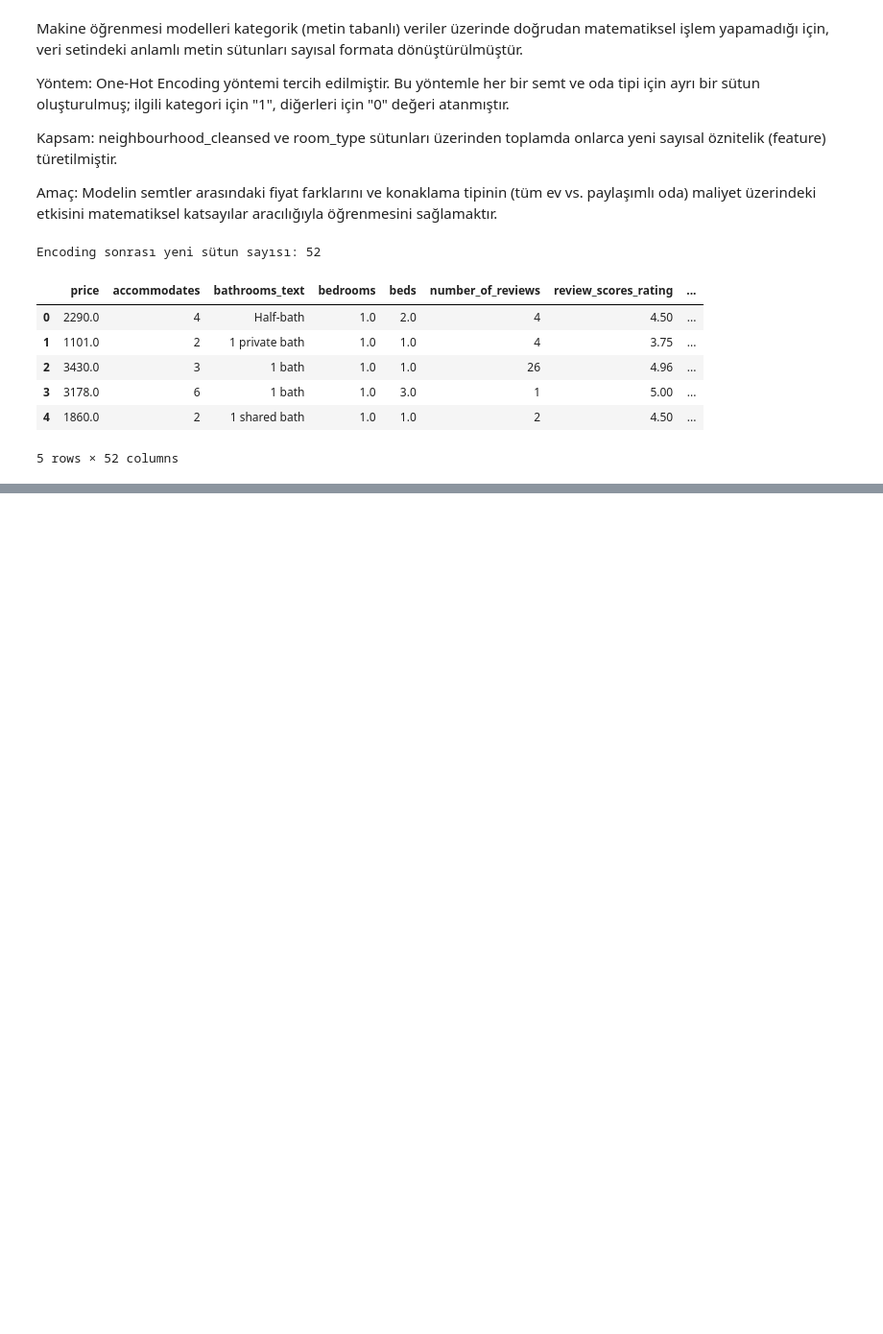
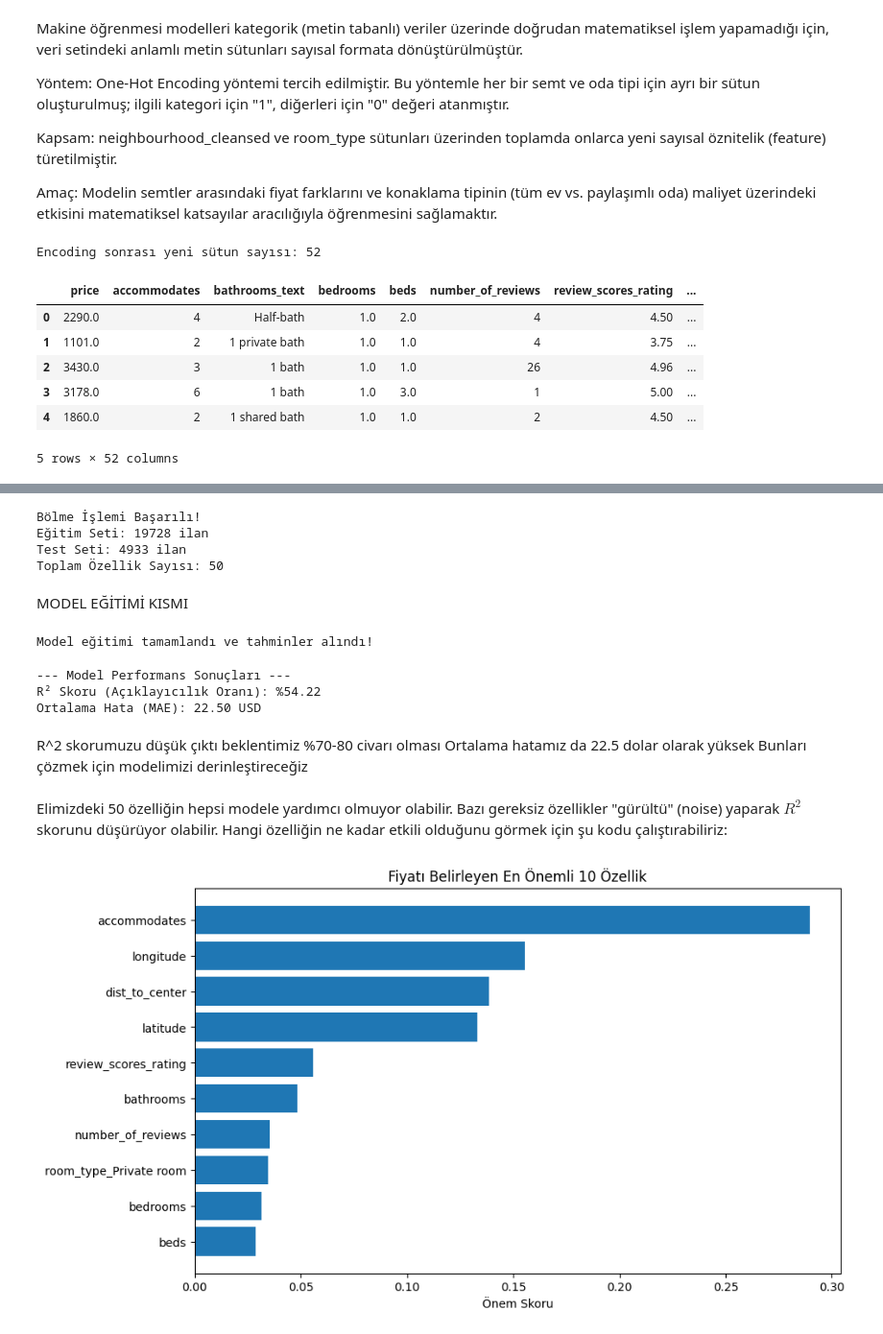
Before and after one commit to suleyolalan/AkilliSehir, a Jupyter notebook: notebooks/dataset_analys.ipynb, the cells around one changed output, grey strips where cells are left out. Shown at 96% size. Cells and saved outputs as stored; diff of their text form; code cells hidden in the pictures; blank space fills up the shorter version.

Commit message:
TL -> USD kuruna çevrildi ve modelimizi train test split olarak ayırdık.

```diff
--- a/notebooks/dataset_analys.ipynb
+++ b/notebooks/dataset_analys.ipynb
@@ -153,0 +250,78 @@ Encoding sonrası yeni sütun sayısı: 52
+# %%
+from sklearn.model_selection import train_test_split
+
+# Hatırlatma: X (Özellikler), y (Hedef Değişken - Log Fiyat)
+# Verinin %80'ini eğitim (train), %20'sini test için ayırıyoruz.
+# random_state=42 sayesinde her çalıştırdığımızda aynı bölünmeyi elde ederiz.
+
+X_train, X_test, y_train, y_test = train_test_split(X, y, test_size=0.2, random_state=42)
+
+print(f"Bölme İşlemi Başarılı!")
+print(f"Eğitim Seti: {X_train.shape[0]} ilan")
+print(f"Test Seti: {X_test.shape[0]} ilan")
+print(f"Toplam Özellik Sayısı: {X_train.shape[1]}")
+# %% [output]
+Bölme İşlemi Başarılı!
+Eğitim Seti: 19728 ilan
+Test Seti: 4933 ilan
+Toplam Özellik Sayısı: 50
+# %% [markdown]
+MODEL EĞİTİMİ KISMI
+# %%
+from sklearn.ensemble import RandomForestRegressor
+from sklearn.metrics import mean_absolute_error, r2_score
+
+# 1. Modeli tanımlayalım
+rf_model = RandomForestRegressor(n_estimators=100, random_state=42)
+
+# 2. Modeli eğitim verileriyle eğitelim
+rf_model.fit(X_train, y_train)
+
+# 3. Test seti üzerinde tahminler yapalım
+y_pred_log = rf_model.predict(X_test)
+
+print("Model eğitimi tamamlandı ve tahminler alındı!")
+# %% [output]
+Model eğitimi tamamlandı ve tahminler alındı!
+# %%
+import numpy as np
+
+# Logaritmik tahminleri gerçek USD fiyatlarına geri çevirelim
+y_test_usd = np.expm1(y_test)
+y_pred_usd = np.expm1(y_pred_log)
+
+# Metrikleri hesaplayalım
+mae = mean_absolute_error(y_test_usd, y_pred_usd)
+r2 = r2_score(y_test, y_pred_log) # R2 skorunu log dünyasında ölçmek daha sağlıklıdır
+
+print(f"--- Model Performans Sonuçları ---")
+print(f"R² Skoru (Açıklayıcılık Oranı): %{r2*100:.2f}")
+print(f"Ortalama Hata (MAE): {mae:.2f} USD")
+# %% [output]
+--- Model Performans Sonuçları ---
+R² Skoru (Açıklayıcılık Oranı): %54.22
+Ortalama Hata (MAE): 22.50 USD
+# %% [markdown]
+R^2 skorumuzu düşük çıktı beklentimiz %70-80 civarı olması
+Ortalama hatamız da 22.5 dolar olarak yüksek
+Bunları çözmek için modelimizi derinleştireceğiz
+# %% [markdown]
+Elimizdeki 50 özelliğin hepsi modele yardımcı olmuyor olabilir. Bazı gereksiz özellikler "gürültü" (noise) yaparak $R^2$ skorunu düşürüyor olabilir. Hangi özelliğin ne kadar etkili olduğunu görmek için şu kodu çalıştırabiliriz:
+# %%
+# En önemli 10 özelliği görelim
+import pandas as pd
+import matplotlib.pyplot as plt
+
+importances = rf_model.feature_importances_
+feature_names = X.columns
+feature_importance_df = pd.DataFrame({'Feature': feature_names, 'Importance': importances})
+feature_importance_df = feature_importance_df.sort_values(by='Importance', ascending=False)
+
+plt.figure(figsize=(10, 6))
+plt.barh(feature_importance_df['Feature'][:10], feature_importance_df['Importance'][:10])
+plt.xlabel('Önem Skoru')
+plt.title('Fiyatı Belirleyen En Önemli 10 Özellik')
+plt.gca().invert_yaxis()
+plt.show()
+# %% [output]
+[figure, added]
```
Also changed, not shown: parts of 9 cells of this notebook.
